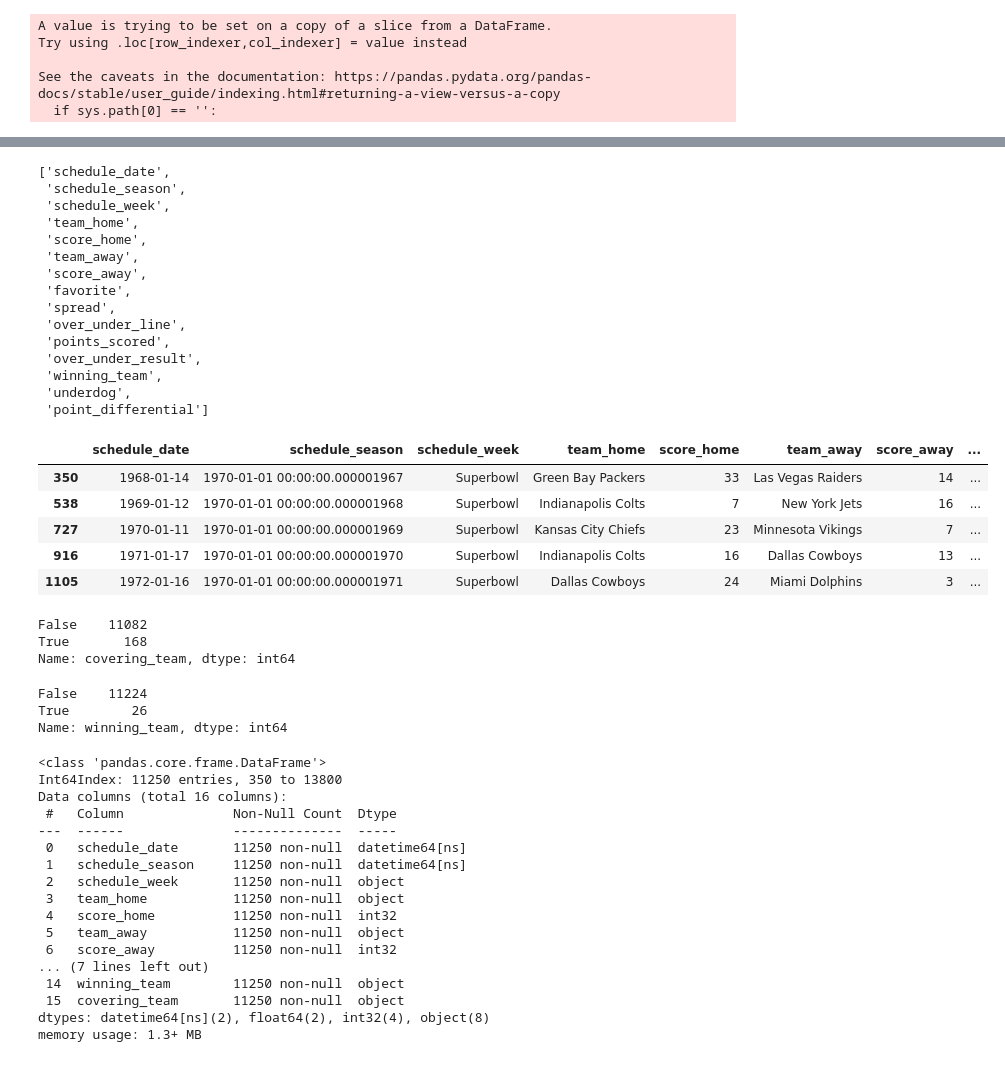
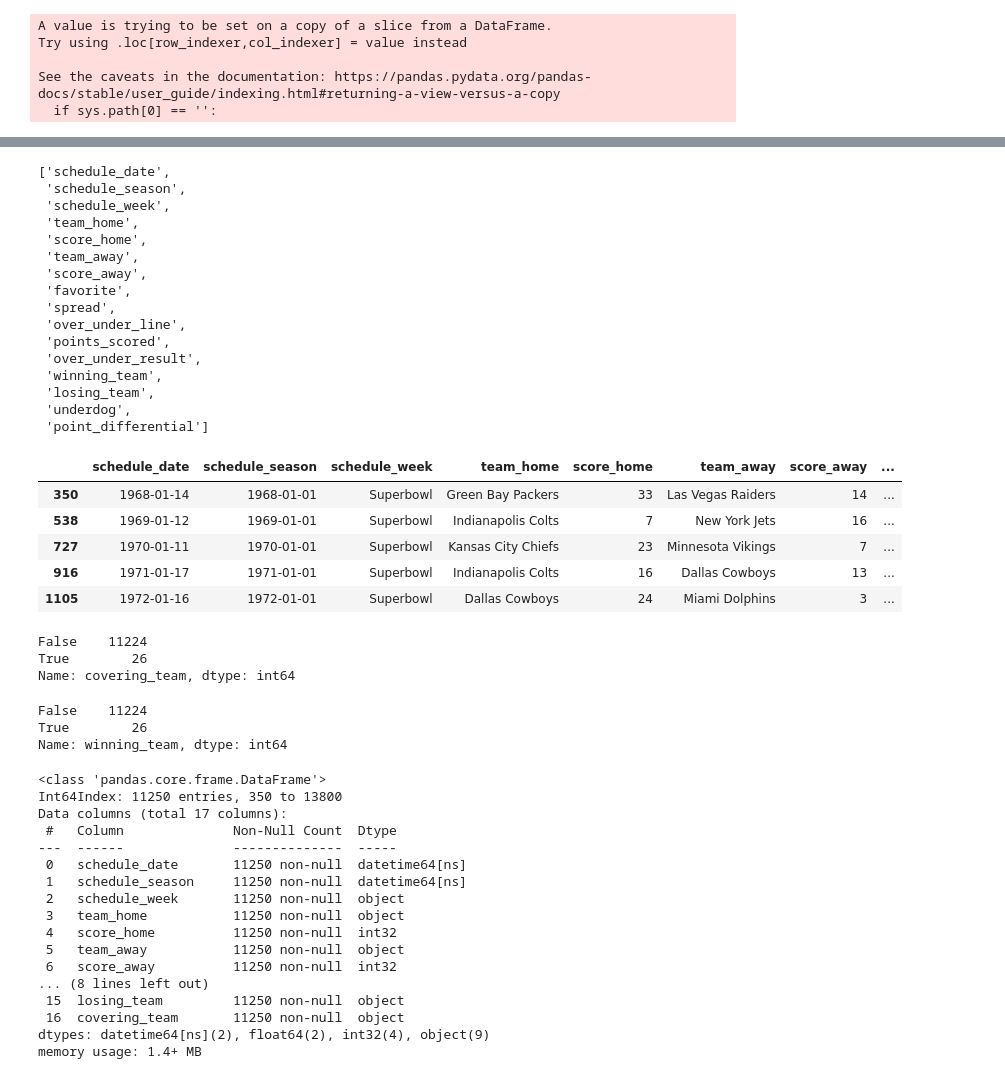
Before and after one commit to marcpalumbo/NFL_Predictions, a Jupyter notebook: NFL_odds.ipynb, the cells around one changed output, grey strips where cells are left out. Cells and saved outputs as stored; diff of their text form; code cells hidden in the pictures.

Commit message:
further cleaning,along with added visualizations and dataframes

```diff
--- a/NFL_odds.ipynb
+++ b/NFL_odds.ipynb
@@ -108,0 +119,4 @@ memory usage: 972.1+ KB
+# %%
+#extracting year from schedule season column as it does not save correctly when exporting to CSV
+df['schedule_season'] = df['schedule_date'].dt.year
+df['schedule_season'] = pd.to_datetime(df['schedule_season'],format='%Y')
@@ -199,3 +224,12 @@ Try using .loc[row_indexer,col_indexer] = value instead
 
 See the caveats in the documentation: https://pandas.pydata.org/pandas-docs/stable/user_guide/indexing.html#returning-a-view-versus-a-copy
   # This is added back by InteractiveShellApp.init_path()
+# %%
+conditions = [
+    (df['score_home'] > df['score_away']),
+    (df['score_home'] < df['score_away']),
+     (df['score_home'] == df['score_away'])
+]
+
+results = [df['team_away'],df['team_home'],'Tie']
+df['losing_team'] = np.select(conditions,results)
@@ -260,7 +299,7 @@ replacements = {'Oakland Raiders': 'Las Vegas Raiders',
                 'Washington Football Team':'Washington Commanders',
                 'Washington Redskins': 'Washington Commanders',
                 'Houston Oilers':'Tennessee Titans',
-                'St. Luis Rams':'Los Angeles Rams',
+                'St. Louis Rams':'Los Angeles Rams',
                 'Phoenix Cardinals':'Arizona Cardinals',
                 'Tennessee Oilers':'Tennessee Titans',
                 'Baltimore Colts': 'Indianapolis Colts',
@@ -297,3 +336,6 @@ A value is trying to be set on a copy of a slice from a DataFrame.
 Try using .loc[row_indexer,col_indexer] = value instead
 
 See the caveats in the documentation: https://pandas.pydata.org/pandas-docs/stable/user_guide/indexing.html#returning-a-view-versus-a-copy
+# %%
+# applying to winning_team as well
+df['losing_team'] = df['losing_team'].replace(replacements)
@@ -368,23 +416,24 @@ list(df.columns.values)
  'points_scored',
  'over_under_result',
  'winning_team',
+ 'losing_team',
  'underdog',
  'point_differential']
 # %%
 #reordering dataframe to personal preference
 df = df[['schedule_date','schedule_season','schedule_week',
         'team_home','score_home','team_away','score_away',
         'points_scored','over_under_line','over_under_result','favorite',
         'underdog','point_differential',
-        'spread','winning_team']]
+        'spread','winning_team','losing_team']]
 df.head()
 # %% [output]
 |  | schedule_date | schedule_season | schedule_week | team_home | score_home | team_away | score_away | ... |
-| 350 | 1968-01-14 | 1970-01-01 00:00:00.000001967 | Superbowl | Green Bay Packers | 33 | Las Vegas Raiders | 14 | ... |
-| 538 | 1969-01-12 | 1970-01-01 00:00:00.000001968 | Superbowl | Indianapolis Colts | 7 | New York Jets | 16 | ... |
-| 727 | 1970-01-11 | 1970-01-01 00:00:00.000001969 | Superbowl | Kansas City Chiefs | 23 | Minnesota Vikings | 7 | ... |
-| 916 | 1971-01-17 | 1970-01-01 00:00:00.000001970 | Superbowl | Indianapolis Colts | 16 | Dallas Cowboys | 13 | ... |
-| 1105 | 1972-01-16 | 1970-01-01 00:00:00.000001971 | Superbowl | Dallas Cowboys | 24 | Miami Dolphins | 3 | ... |
+| 350 | 1968-01-14 | 1968-01-01 | Superbowl | Green Bay Packers | 33 | Las Vegas Raiders | 14 | ... |
+| 538 | 1969-01-12 | 1969-01-01 | Superbowl | Indianapolis Colts | 7 | New York Jets | 16 | ... |
+| 727 | 1970-01-11 | 1970-01-01 | Superbowl | Kansas City Chiefs | 23 | Minnesota Vikings | 7 | ... |
+| 916 | 1971-01-17 | 1971-01-01 | Superbowl | Indianapolis Colts | 16 | Dallas Cowboys | 13 | ... |
+| 1105 | 1972-01-16 | 1972-01-01 | Superbowl | Dallas Cowboys | 24 | Miami Dolphins | 3 | ... |
 # %%
 #creating covering_team column based on list of conditions
 conditions = [
@@ -405,8 +454,8 @@ df['covering_team'] = np.select(conditions,results)
 test = df['covering_team'] == 0
 test.value_counts()
 # %% [output]
-False    11082
-True       168
+False    11224
+True        26
 Name: covering_team, dtype: int64
 # %%
 test = df['winning_team'] == 'Tie'
@@ -420,7 +469,7 @@ df.info()
 # %% [output]
 <class 'pandas.core.frame.DataFrame'>
 Int64Index: 11250 entries, 350 to 13800
-Data columns (total 16 columns):
+Data columns (total 17 columns):
  #   Column              Non-Null Count  Dtype
 ---  ------              --------------  -----
  0   schedule_date       11250 non-null  datetime64[ns]
@@ -430,8 +479,8 @@ Data columns (total 16 columns):
  4   score_home          11250 non-null  int32
  5   team_away           11250 non-null  object
  6   score_away          11250 non-null  int32
-... (7 lines left out)
- 14  winning_team        11250 non-null  object
- 15  covering_team       11250 non-null  object
-dtypes: datetime64[ns](2), float64(2), int32(4), object(8)
-memory usage: 1.3+ MB
+... (8 lines left out)
+ 15  losing_team         11250 non-null  object
+ 16  covering_team       11250 non-null  object
+dtypes: datetime64[ns](2), float64(2), int32(4), object(9)
+memory usage: 1.4+ MB
```
Also changed, not shown: parts of 17 cells of this notebook, 8 other files.
